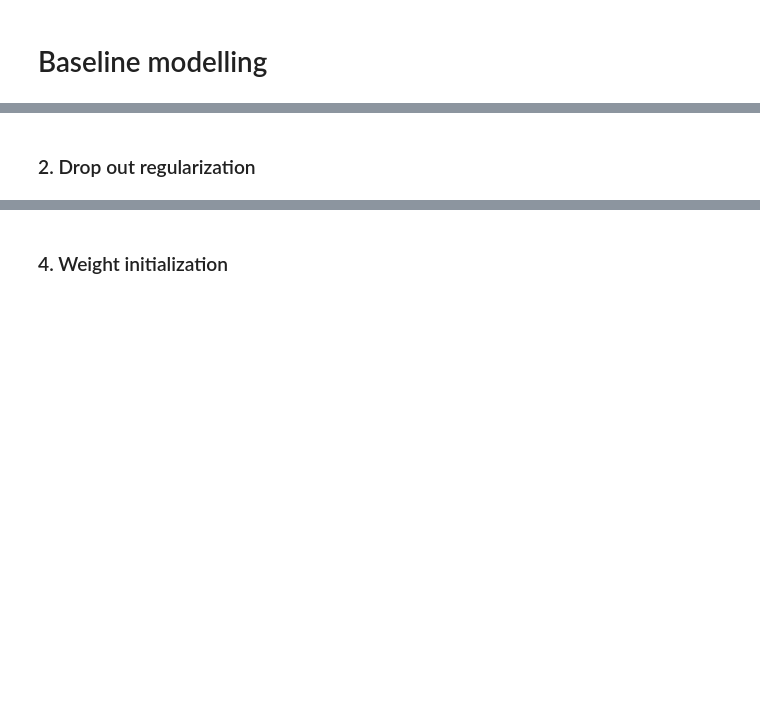
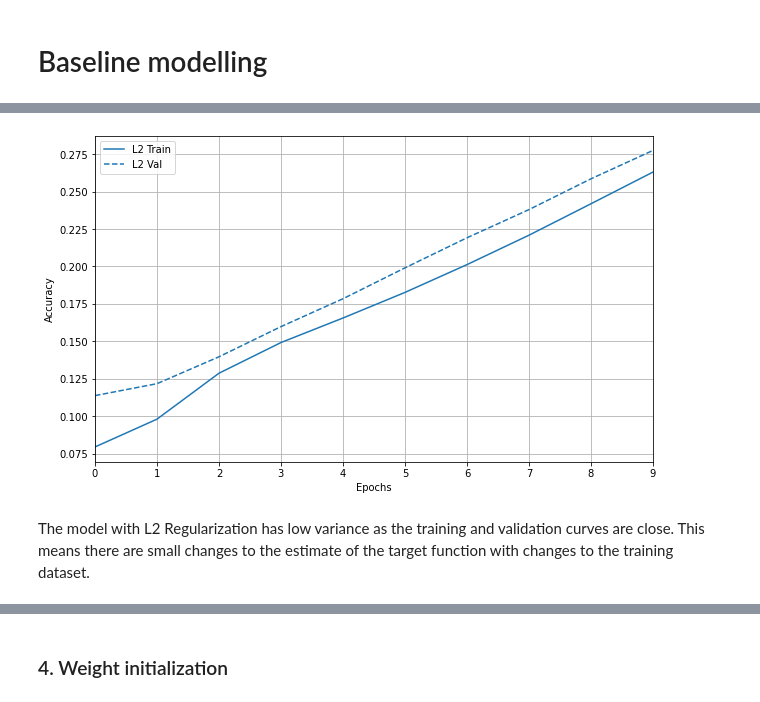
Before and after one commit to oceanesalmeron/MoA-prediction, a Jupyter notebook: moa-prediction.ipynb, the cells around one changed output, grey strips where cells are left out. Saved outputs shown, nothing was run; the diff lists cells and outputs as text; code cells hidden in the pictures; blank space fills up the shorter version.

```diff
--- a/moa-prediction.ipynb
+++ b/moa-prediction.ipynb
@@ -242,3 +277,4 @@ model.summary()
 # Baseline modelling
 # %%
 regularizer_histories = {}
+history = {}
@@ -245,20 +288,22 @@ regularizer_histories = {}
 # %%
-def compile_and_fit(model, name, optimizer=None, max_epochs=10000):
-    if optimizer is None:
-        optimizer = get_optimizer()
-    model.compile(optimizer=optimizer,loss=tf.keras.losses.BinaryCrossentropy(from_logits=True),
+def compile_and_fit(model, name, max_epochs=10):
+
+
+    model.compile(optimizer='adam',
+                  loss=tf.keras.losses.BinaryCrossentropy(from_logits=True),
                   metrics=[tf.keras.losses.BinaryCrossentropy(from_logits=True, name='binary_crossentropy'),
                            'accuracy'])
 
+
+    history = model.fit(
+        train,
+        epochs=max_epochs,
+        validation_data=val,
+        callbacks=get_callbacks(name),
+        verbose=1)
+
     model.summary()
 
-    history = model.fit(
-        train_ds,
-        steps_per_epoch = STEPS_PER_EPOCH,
-        epochs=max_epochs,
-        validation_data=validate_ds,
-        callbacks=get_callbacks(name),
-        verbose=0)
     return history
 # %%
 logdir = pathlib.Path(tempfile.mkdtemp())/"tensorboard_logs"
@@ -283,6 +322,4 @@ l2_model = tf.keras.Sequential([
 ])
 
 
-l2_model.compile(optimizer='adam',
-                 loss=tf.keras.losses.BinaryCrossentropy(from_logits=True),
-                 metrics=[tf.keras.losses.BinaryCrossentropy(from_logits=True, name='binary_crossentropy'),'accuracy'])
+regularizer_histories['l2'] = compile_and_fit(l2_model, 'l2')
@@ -289,12 +344,8 @@ l2_model.compile(optimizer='adam',
-# %%
-regularizer_histories['l2'] = l2_model.fit(train,
-                                           validation_data=val,
-                                           callbacks=get_callbacks('l2'),
-                                           epochs=10)
 # %%
 plotter = tfdocs.plots.HistoryPlotter(metric = 'accuracy', smoothing_std=10)
 plt.figure(figsize=(10, 6))
 plotter.plot(regularizer_histories)
-plt.ylim([0.01, 0.4])
+# %% [output]
+[figure, added]
-# %% [markdown]
-### 2. Drop out regularization
+# %% [markdown]
+The model with L2 Regularization has low variance as the training and validation curves are close. This means there are small changes to the estimate of the target function with changes to the training dataset.
```
Also changed, not shown: parts of 56 cells of this notebook.
